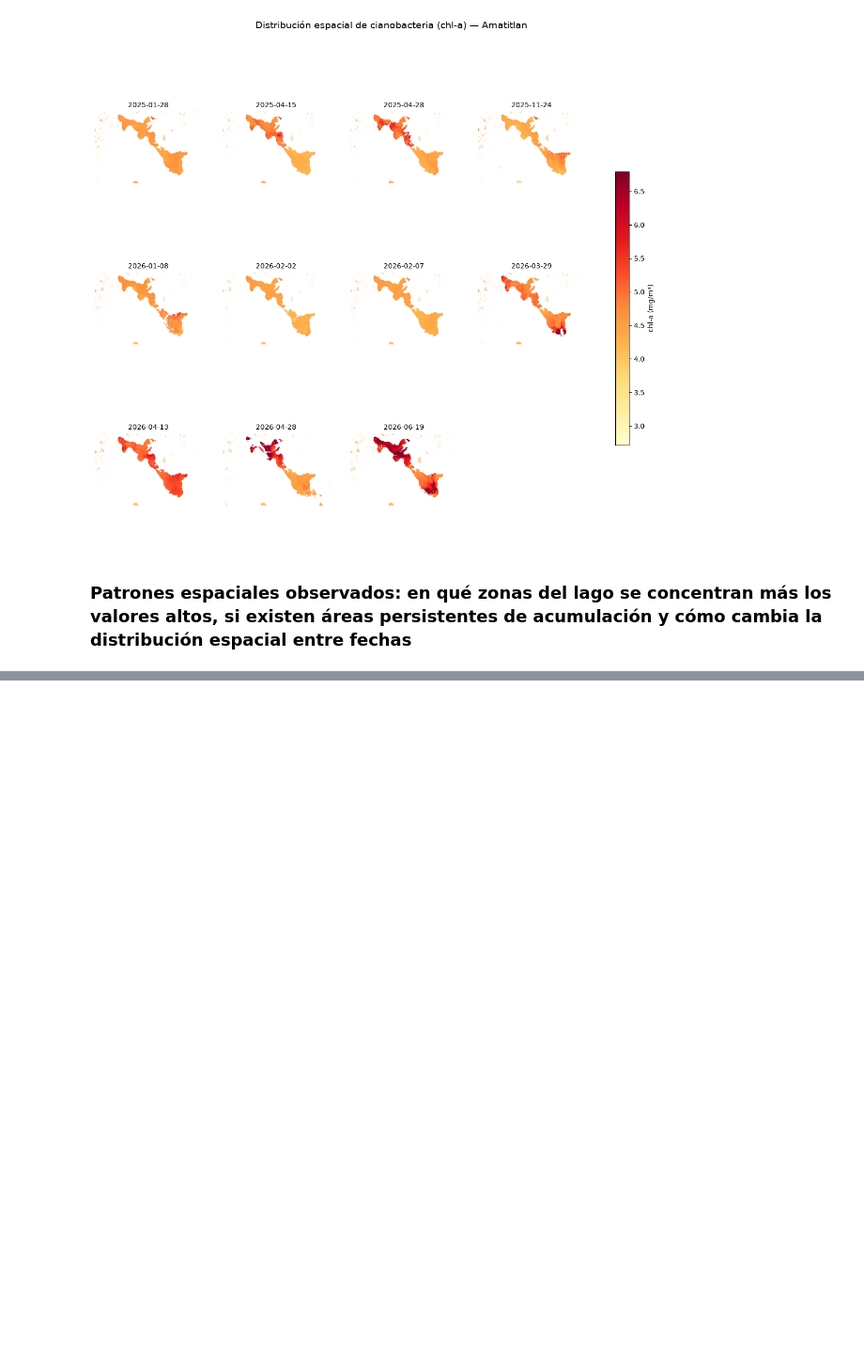
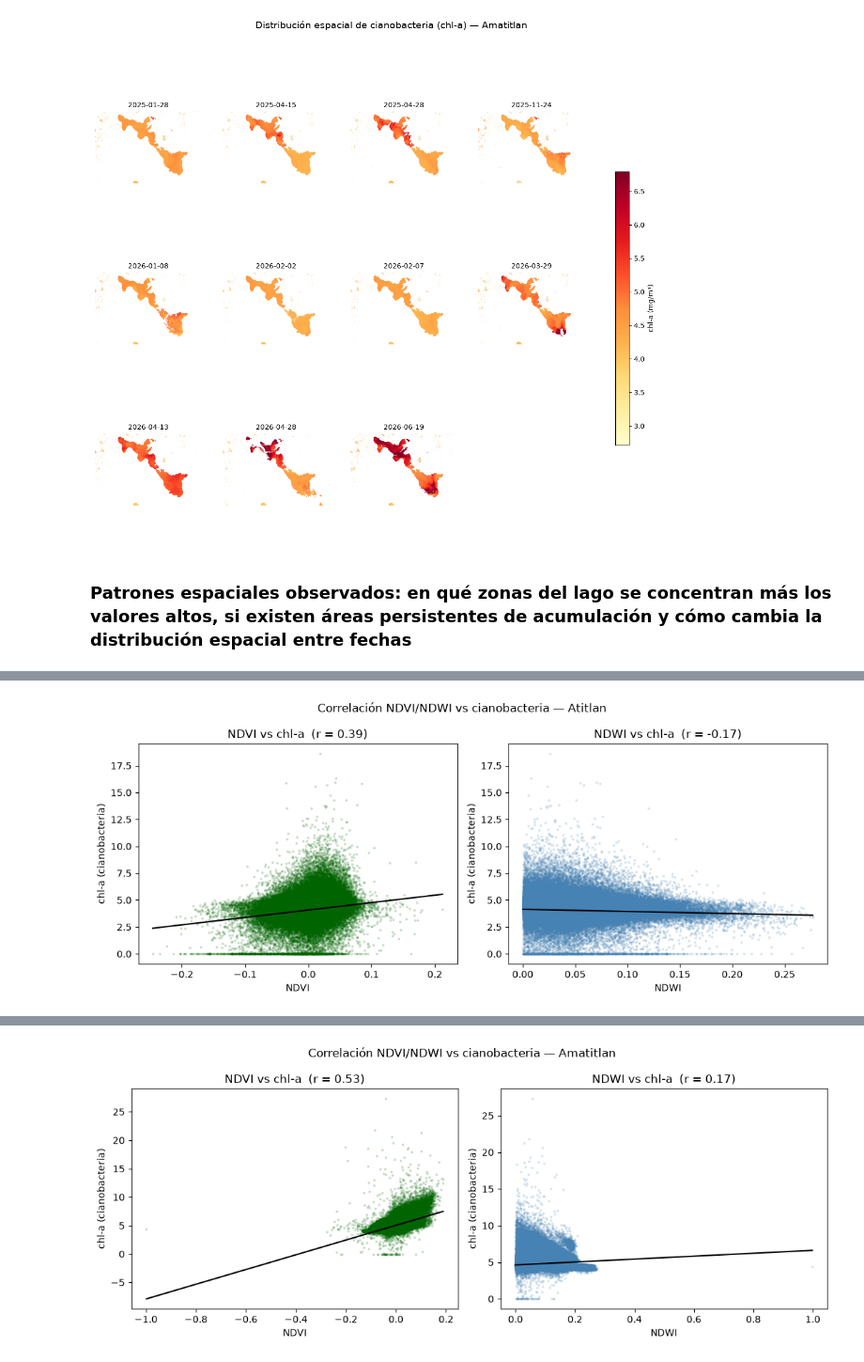
Before and after one commit to Albu231311/Lab4-DS, a Jupyter notebook: laboratorio4.ipynb, the cells around one changed output, grey strips where cells are left out. Shown at 94% size. Cells and saved outputs as stored; diff of their text form; code cells hidden in the pictures; blank space fills up the shorter version.

```diff
--- a/laboratorio4.ipynb
+++ b/laboratorio4.ipynb
@@ -369,18 +369,3 @@ mapa_atitlan.save("mapa_atitlan_todas_fechas.html")
 mapa_amatitlan = mapa_todas_las_fechas("amatitlan")
 mapa_amatitlan
 mapa_amatitlan.save("mapa_amatitlan_todas_fechas.html")
-# %%
-lago = "amatitlan"
-fecha = lagos[lago]["fechas"][0]
-tif_path = f"data/{lago}_{fecha}.tif"
-
-idx = calcular_indices(tif_path)
-with rasterio.open(tif_path) as src:
-    print("CRS:", src.crs)
-    print("bounds:", src.bounds)
-
-print("pixeles de agua:", idx["mascara_agua"].sum(), "de", idx["mascara_agua"].size)
-print("chl min/max:", np.nanmin(idx["chl"]), np.nanmax(idx["chl"]))
-
-rgba, vmin, vmax = preparar_overlay(idx["chl"], idx["mascara_agua"])
-print("alpha max:", rgba[..., 3].max(), "  alpha>0 pixeles:", (rgba[..., 3] > 0).sum())
@@ -481,0 +463,62 @@ def mapa_persistencia(lago, datos):
+# %%
+from scipy import stats
+
+def calcular_correlaciones(lago):
+    fechas = [f for f in lagos[lago]["fechas"] if os.path.exists(f"data/{lago}_{f}.tif")]
+
+    ndvi_total, ndwi_total, chl_total, fecha_total = [], [], [], []
+
+    for f in fechas:
+        idx = calcular_indices(f"data/{lago}_{f}.tif")
+        mascara_limpia = limpiar_mascara(idx["mascara_agua"])
+        valido = mascara_limpia & ~np.isnan(idx["chl"]) & ~np.isnan(idx["ndvi"]) & ~np.isnan(idx["ndwi"])
+
+        ndvi_total.append(idx["ndvi"][valido])
+        ndwi_total.append(idx["ndwi"][valido])
+        chl_total.append(idx["chl"][valido])
+        fecha_total.append(np.full(valido.sum(), f))
+
+    ndvi_total = np.concatenate(ndvi_total)
+    ndwi_total = np.concatenate(ndwi_total)
+    chl_total = np.concatenate(chl_total)
+    fecha_total = np.concatenate(fecha_total)
+
+    r_ndvi, p_ndvi = stats.pearsonr(ndvi_total, chl_total)
+    r_ndwi, p_ndwi = stats.pearsonr(ndwi_total, chl_total)
+    rho_ndvi, _ = stats.spearmanr(ndvi_total, chl_total)
+    rho_ndwi, _ = stats.spearmanr(ndwi_total, chl_total)
+
+    print(f"--- {lago.capitalize()}  (n = {len(chl_total)} pixeles, {len(fechas)} fechas) ---")
+    print(f"NDVI vs chl-a:  Pearson r = {r_ndvi:.3f} (p = {p_ndvi:.1e})  |  Spearman rho = {rho_ndvi:.3f}")
+    print(f"NDWI vs chl-a:  Pearson r = {r_ndwi:.3f} (p = {p_ndwi:.1e})  |  Spearman rho = {rho_ndwi:.3f}")
+
+    fig, axs = plt.subplots(1, 2, figsize=(11, 4.5))
+
+    axs[0].scatter(ndvi_total, chl_total, s=3, alpha=0.15, color="darkgreen")
+    z = np.polyfit(ndvi_total, chl_total, 1)
+    xs = np.linspace(ndvi_total.min(), ndvi_total.max(), 100)
+    axs[0].plot(xs, np.polyval(z, xs), color="black", lw=1.5)
+    axs[0].set_xlabel("NDVI")
+    axs[0].set_ylabel("chl-a (cianobacteria)")
+    axs[0].set_title(f"NDVI vs chl-a  (r = {r_ndvi:.2f})")
+
+    axs[1].scatter(ndwi_total, chl_total, s=3, alpha=0.15, color="steelblue")
+    z2 = np.polyfit(ndwi_total, chl_total, 1)
+    xs2 = np.linspace(ndwi_total.min(), ndwi_total.max(), 100)
+    axs[1].plot(xs2, np.polyval(z2, xs2), color="black", lw=1.5)
+    axs[1].set_xlabel("NDWI")
+    axs[1].set_ylabel("chl-a (cianobacteria)")
+    axs[1].set_title(f"NDWI vs chl-a  (r = {r_ndwi:.2f})")
+
+    fig.suptitle(f"Correlación NDVI/NDWI vs cianobacteria — {lago.capitalize()}")
+    plt.tight_layout()
+    plt.savefig(f"correlacion_{lago}.png", dpi=150)
+    plt.show()
+
+    return pd.DataFrame({
+        "lago": lago, "ndvi": ndvi_total, "ndwi": ndwi_total, "chl": chl_total, "fecha": fecha_total
+    })
+
+df_corr_atitlan = calcular_correlaciones("atitlan")
+df_corr_amatitlan = calcular_correlaciones("amatitlan")
+# %% [output]
@@ -481,0 +528 @@ def mapa_persistencia(lago, datos):
+[figure, added]
@@ -481,0 +532 @@ def mapa_persistencia(lago, datos):
+[figure, added]
```
Also changed, not shown: parts of 4 cells of this notebook, 2 other files.
